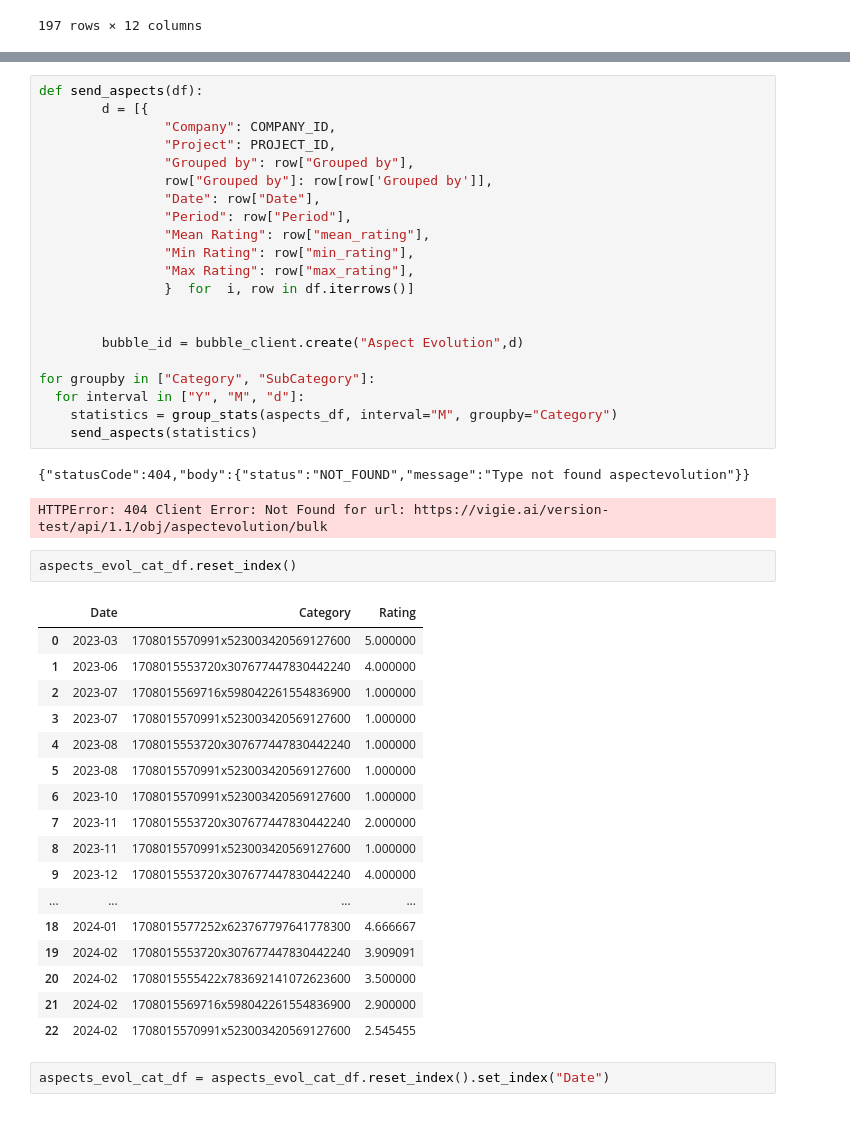
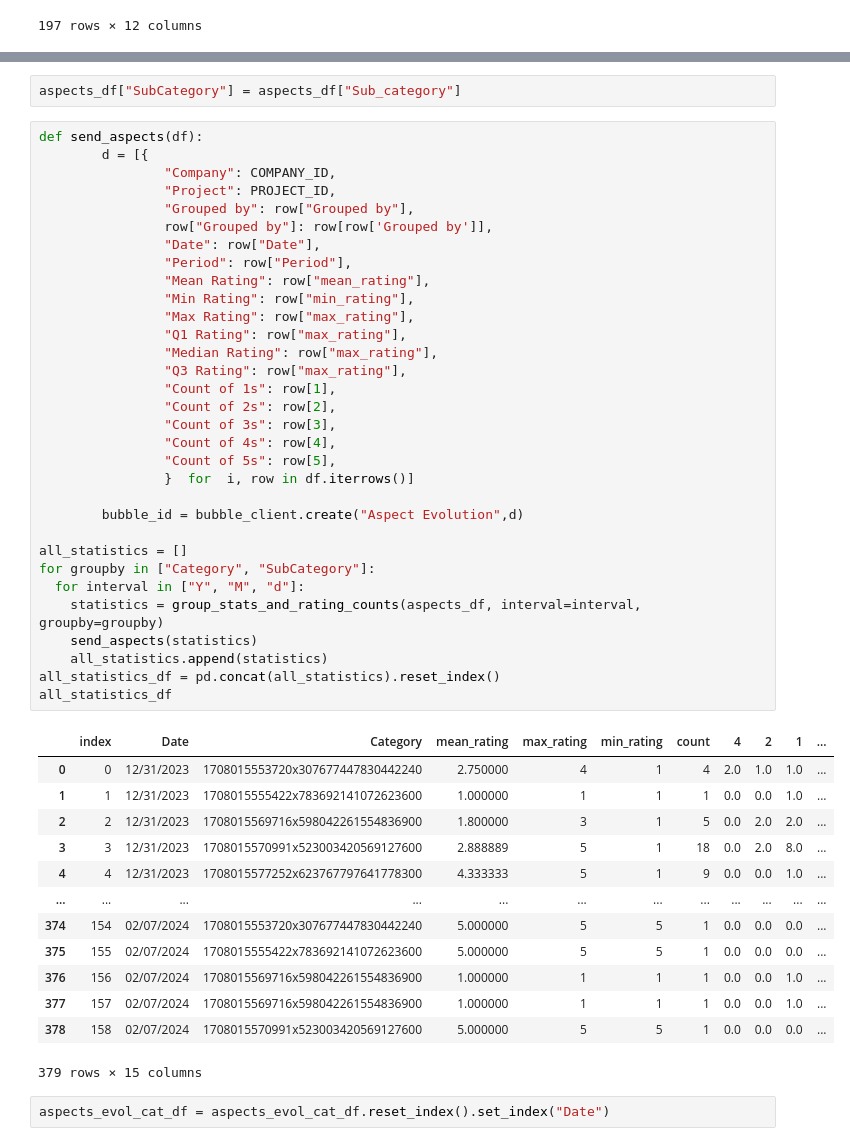
Before and after one commit to ArnaudGardille/Feedback-Analysis, a Jupyter notebook: insights_extraction_fr.ipynb, the cells around one changed output, grey strips where cells are left out. Cells and saved outputs as stored; diff of their text form.

```diff
--- a/insights_extraction_fr.ipynb
+++ b/insights_extraction_fr.ipynb
@@ -513,47 +630,51 @@ def group_stats(df, interval="M", groupby="Category"):
+# %%
+aspects_df["SubCategory"] = aspects_df["Sub_category"]
 # %%
 def send_aspects(df):
         d = [{
                 "Company": COMPANY_ID,
                 "Project": PROJECT_ID,
                 "Grouped by": row["Grouped by"],
                 row["Grouped by"]: row[row['Grouped by']],
                 "Date": row["Date"],
                 "Period": row["Period"],
                 "Mean Rating": row["mean_rating"],
                 "Min Rating": row["min_rating"],
                 "Max Rating": row["max_rating"],
+                "Q1 Rating": row["max_rating"],
+                "Median Rating": row["max_rating"],
+                "Q3 Rating": row["max_rating"],
+                "Count of 1s": row[1],
+                "Count of 2s": row[2],
+                "Count of 3s": row[3],
+                "Count of 4s": row[4],
+                "Count of 5s": row[5],
                 }  for  i, row in df.iterrows()]
-
 
         bubble_id = bubble_client.create("Aspect Evolution",d)
 
+all_statistics = []
 for groupby in ["Category", "SubCategory"]:
   for interval in ["Y", "M", "d"]:
-    statistics = group_stats(aspects_df, interval="M", groupby="Category")
+    statistics = group_stats_and_rating_counts(aspects_df, interval=interval, groupby=groupby)
     send_aspects(statistics)
+    all_statistics.append(statistics)
+all_statistics_df = pd.concat(all_statistics).reset_index()
+all_statistics_df
 # %% [output]
+|  | index | Date | Category | mean_rating | max_rating | min_rating | count | 4 | 2 | 1 | ... |
+| 0 | 0 | 12/31/2023 | 1708015553720x307677447830442240 | 2.750000 | 4 | 1 | 4 | 2.0 | 1.0 | 1.0 | ... |
+| 1 | 1 | 12/31/2023 | 1708015555422x783692141072623600 | 1.000000 | 1 | 1 | 1 | 0.0 | 0.0 | 1.0 | ... |
+| 2 | 2 | 12/31/2023 | 1708015569716x598042261554836900 | 1.800000 | 3 | 1 | 5 | 0.0 | 2.0 | 2.0 | ... |
+| 3 | 3 | 12/31/2023 | 1708015570991x523003420569127600 | 2.888889 | 5 | 1 | 18 | 0.0 | 2.0 | 8.0 | ... |
+| 4 | 4 | 12/31/2023 | 1708015577252x623767797641778300 | 4.333333 | 5 | 1 | 9 | 0.0 | 0.0 | 1.0 | ... |
+| ... | ... | ... | ... | ... | ... | ... | ... | ... | ... | ... | ... |
+| 374 | 154 | 02/07/2024 | 1708015553720x307677447830442240 | 5.000000 | 5 | 5 | 1 | 0.0 | 0.0 | 0.0 | ... |
+| 375 | 155 | 02/07/2024 | 1708015555422x783692141072623600 | 5.000000 | 5 | 5 | 1 | 0.0 | 0.0 | 0.0 | ... |
+| 376 | 156 | 02/07/2024 | 1708015569716x598042261554836900 | 1.000000 | 1 | 1 | 1 | 0.0 | 0.0 | 1.0 | ... |
+| 377 | 157 | 02/07/2024 | 1708015569716x598042261554836900 | 1.000000 | 1 | 1 | 1 | 0.0 | 0.0 | 1.0 | ... |
+| 378 | 158 | 02/07/2024 | 1708015570991x523003420569127600 | 5.000000 | 5 | 5 | 1 | 0.0 | 0.0 | 0.0 | ... |
-{"statusCode":404,"body":{"status":"NOT_FOUND","message":"Type not found aspectevolution"}}
+379 rows × 15 columns
-HTTPError: 404 Client Error: Not Found for url: https://vigie.ai/version-test/api/1.1/obj/aspectevolution/bulk
-# %%
-aspects_evol_cat_df.reset_index()
-# %% [output]
-|  | Date | Category | Rating |
-| 0 | 2023-03 | 1708015570991x523003420569127600 | 5.000000 |
-| 1 | 2023-06 | 1708015553720x307677447830442240 | 4.000000 |
-| 2 | 2023-07 | 1708015569716x598042261554836900 | 1.000000 |
-| 3 | 2023-07 | 1708015570991x523003420569127600 | 1.000000 |
-| 4 | 2023-08 | 1708015553720x307677447830442240 | 1.000000 |
-| 5 | 2023-08 | 1708015570991x523003420569127600 | 1.000000 |
-| 6 | 2023-10 | 1708015570991x523003420569127600 | 1.000000 |
-| 7 | 2023-11 | 1708015553720x307677447830442240 | 2.000000 |
-| 8 | 2023-11 | 1708015570991x523003420569127600 | 1.000000 |
-| 9 | 2023-12 | 1708015553720x307677447830442240 | 4.000000 |
-| ... | ... | ... | ... |
-| 18 | 2024-01 | 1708015577252x623767797641778300 | 4.666667 |
-| 19 | 2024-02 | 1708015553720x307677447830442240 | 3.909091 |
-| 20 | 2024-02 | 1708015555422x783692141072623600 | 3.500000 |
-| 21 | 2024-02 | 1708015569716x598042261554836900 | 2.900000 |
-| 22 | 2024-02 | 1708015570991x523003420569127600 | 2.545455 |
 # %%
 aspects_evol_cat_df = aspects_evol_cat_df.reset_index().set_index("Date")
 # %%
```
Also changed, not shown: parts of 4 cells of this notebook.
